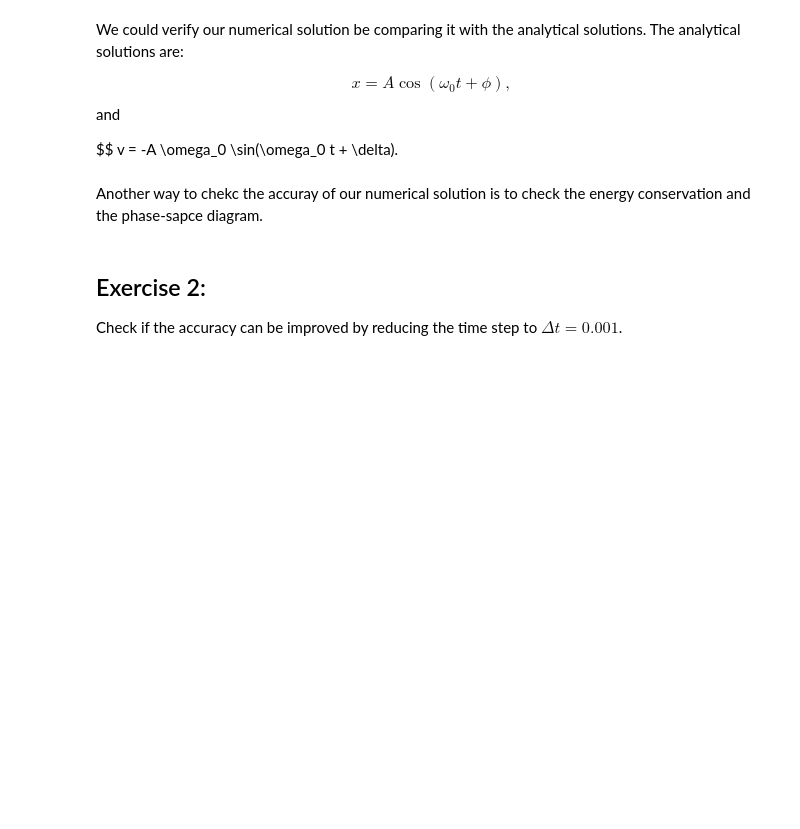
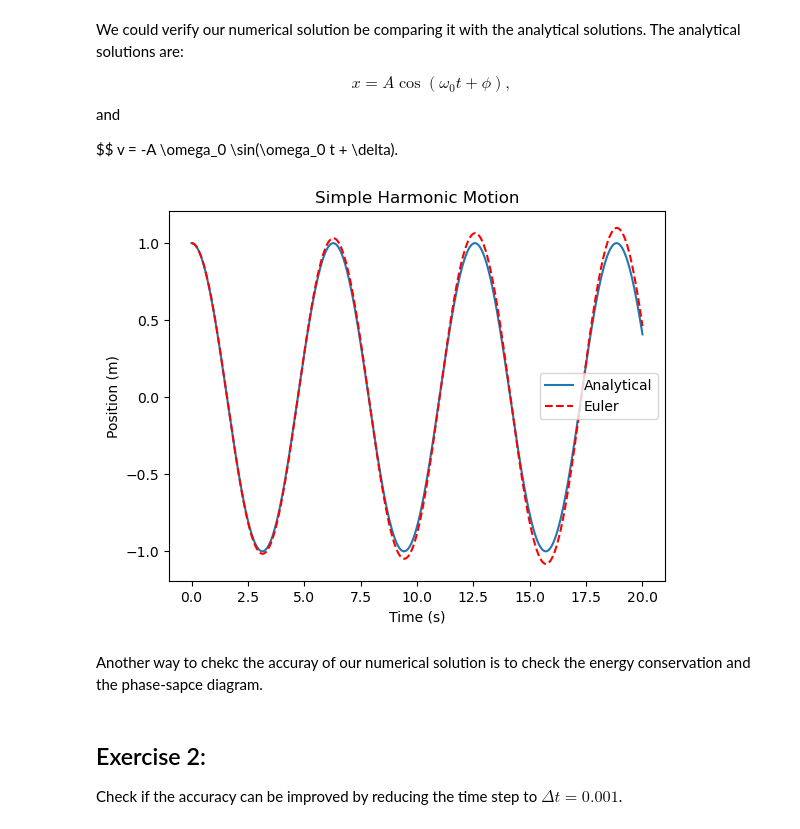
Before and after one commit to Noctis0522/computationalPhysics-112, a Jupyter notebook: project1/project1_demo1.ipynb, the cells around one changed output. Cells and saved outputs as stored; diff of their text form; code cells hidden in the pictures; blank space fills up the shorter version.

```diff
--- a/project1/project1_demo1.ipynb
+++ b/project1/project1_demo1.ipynb
@@ -79,3 +86,16 @@ v = -A \omega_0 \sin(\omega_0 t + \delta).
+# %%
+# Step 6: evaluate the analytical solution and plot it
+x_analytical = A*np.cos(omega0*t)
+plt.plot(t,x_analytical,'-',label='Analytical')
+plt.plot(t,x,'r--',label='Euler')
+plt.xlabel('Time (s)')
+plt.ylabel('Position (m)')
+plt.title('Simple Harmonic Motion')
+plt.legend()
+plt.show()
+# TODO
+# %% [output]
+[figure, added]
 # %% [markdown]
 Another way to chekc the accuray of our numerical solution is to check the energy conservation and the phase-sapce diagram.
 # %%
```
Also changed, not shown: parts of 4 cells of this notebook.
